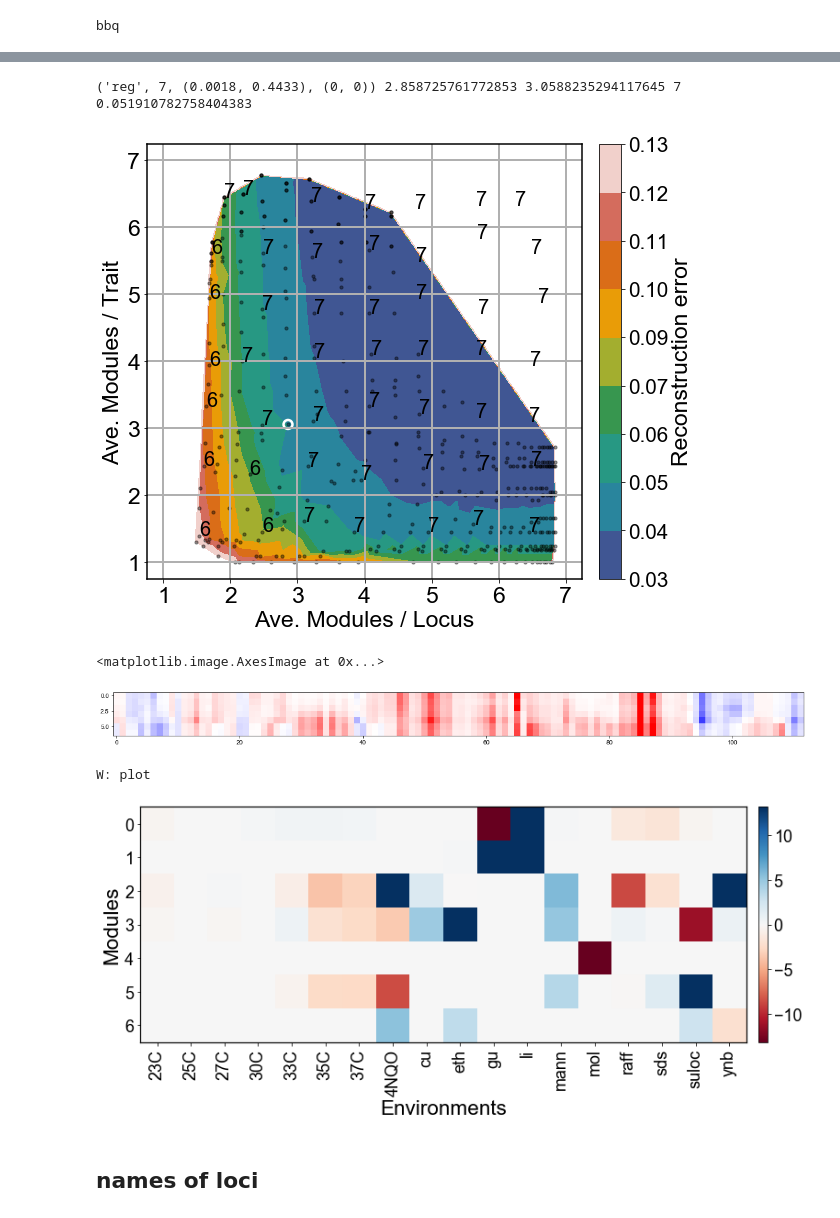
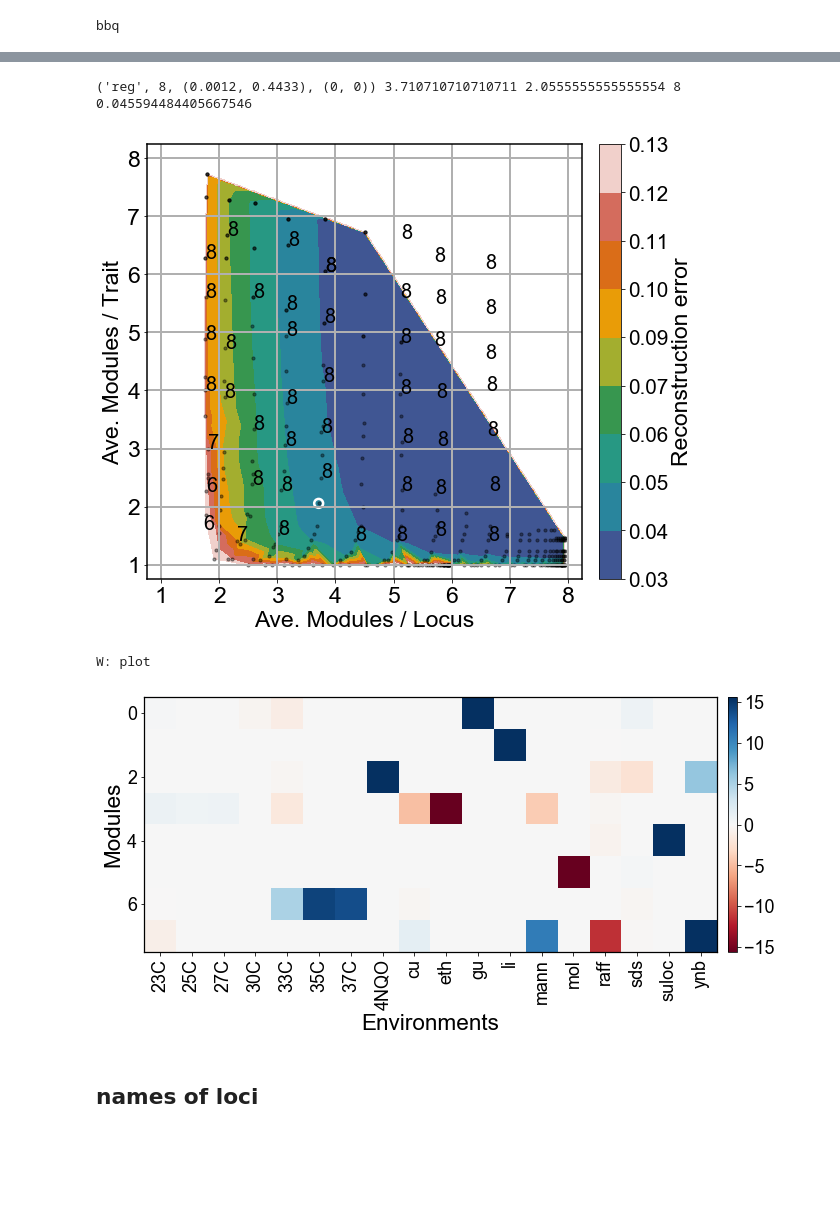
Before and after one commit to spetti/sparse-structure-discovery, a Jupyter notebook: SSD/BBQ_sankey_excel.ipynb, the cells around one changed output, grey strips where cells are left out. Drawn from its saved outputs; the diff is of its cells as text; code cells hidden in the pictures; blank space fills up the shorter version.

```diff
--- a/SSD/BBQ_sankey_excel.ipynb
+++ b/SSD/BBQ_sankey_excel.ipynb
@@ -67,28 +67,22 @@ kpts = []
 for i in np.linspace(1.5,6.5,7):
     for j in np.linspace(1.5,6.5,7):
         kpts.append((i,j))
-pt = (3, 3)
+pt = (3.5, 2.1)
 labeled_points = [pt]
 plot_solution_space(fct, K, lamb1_range,lamb2_range, minx, maxx, miny, maxy, vmax, vmin,fs = 23,\
                     scatter=True, scatter_restricted=True, restrict_in_range = True, k_labeled_points = kpts , circled_points = labeled_points, save_name = fig_path + "sols_" + mode + ".pdf")
 # %% [output]
-('reg', 7, (0.0018, 0.4433), (0, 0)) 2.858725761772853 3.0588235294117645 7 0.051910782758404383
+('reg', 8, (0.0012, 0.4433), (0, 0)) 3.710710710710711 2.0555555555555554 8 0.045594484405667546
-[figure, old version]
+[figure, new version]
-# %%
-plt.figure(figsize = (20,5))
-plt.imshow(fct.FF[:7,np.mean(np.abs(fct.FF[:7,:]), axis = 0)>.3], vmin = -5, vmax = 5, cmap= 'bwr')
-# %% [output]
-<matplotlib.image.AxesImage at 0x...>
-[figure, removed]
 # %%
 p = fct.find_key(pt[0],pt[1])
-plot_Ws(fct, p, pp = 96, labelsize = 18,save_name = fig_path + "W_" + mode + ".pdf")
+plot_Ws(fct, p, pp = 97, labelsize = 18,save_name = fig_path + "W_" + mode + ".pdf")
 #filtl =  np.max(np.abs(F),axis=0) > 0.005
 #plot_Ms(fct, p, pp = 100, restricted = filtl, two_line= True, labelsize = 24, max_cols = 120, save_name = fig_path + "M_" + mode + ".pdf")
 #display_modularity(fct, p, save_name =  fig_path + "modhist_" + mode + ".pdf")
 # %% [output]
 W: plot
-[figure, old version]
+[figure, new version]
 # %% [markdown]
 ## names of loci
 # %%
```
Also changed, not shown: parts of 2 cells of this notebook, 6 other files.
